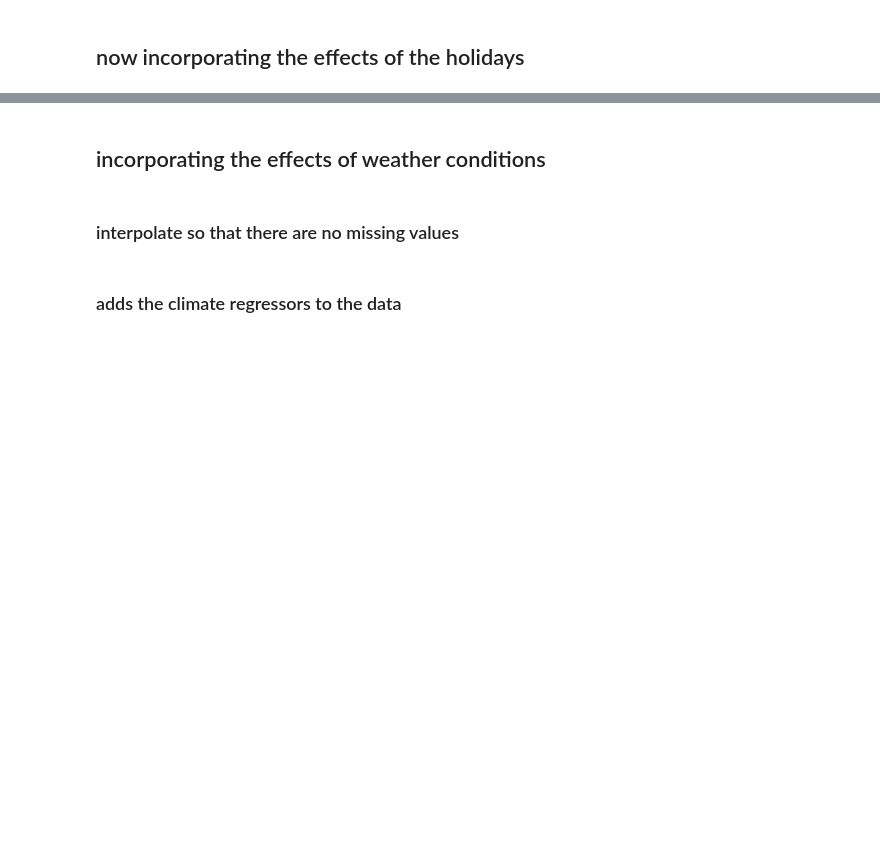
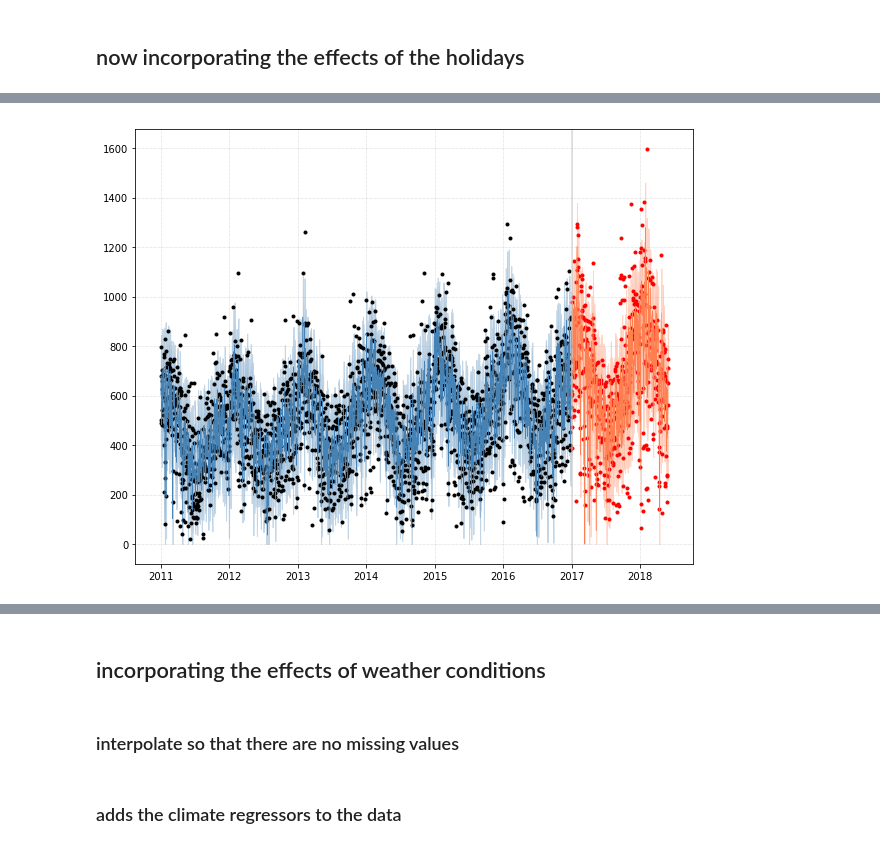
Before and after one commit to kinow/Auckland_cycling, a Jupyter notebook: notebooks/time-series.ipynb, the cells around one changed output, grey strips where cells are left out. Saved outputs shown, nothing was run; the diff lists cells and outputs as text; code cells hidden in the pictures; blank space fills up the shorter version.

```diff
--- a/notebooks/time-series.ipynb
+++ b/notebooks/time-series.ipynb
@@ -196,10 +226,10 @@ std = 2
 # %%
 varname = 'Tamaki Drive EB'
 # %%
-df_filtered.loc[:,varname] = median_filter(df_filtered, varname = varname, window=window, std=std)
+df_filtered.loc[:,varname] = median_filter(df_filtered, varname = varname)
 # %%
 varname = 'Tamaki Drive WB'
 # %%
-df_filtered.loc[:,varname] = median_filter(df_filtered, varname = varname, window=window, std=std)
+df_filtered.loc[:,varname] = median_filter(df_filtered, varname = varname)
 # %%
 df_filtered.plot(subplots=True, figsize=(10, 8), **{'ylim':[0, 600]});
@@ -456,2 +507,6 @@ plot_verif(verif)
+# %%
+f = plot_verif(verif)
+# %% [output]
+[figure, added]
 # %%
 sns.jointplot(x='yhat', y='y', data = verif.loc[:'2017',:])
```
Also changed, not shown: parts of 53 cells of this notebook.
